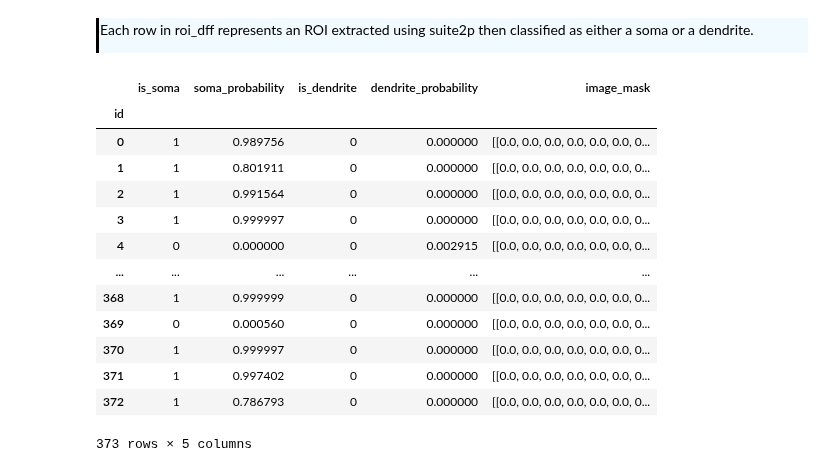
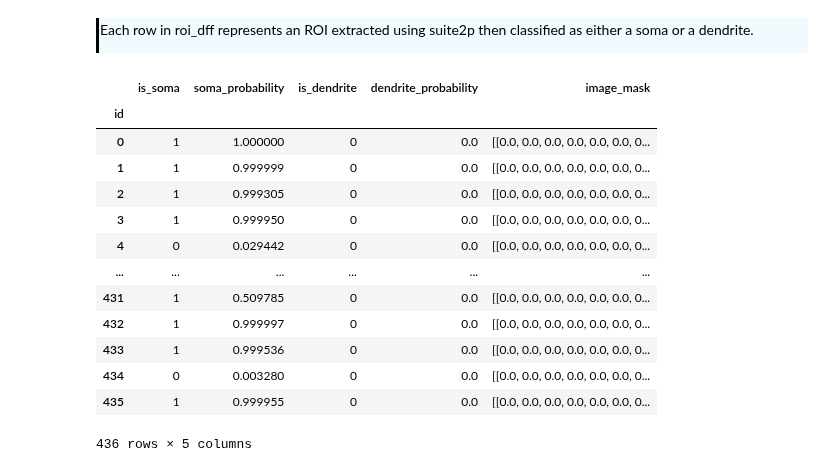
Before and after one commit to AllenNeuralDynamics/AIND-CNC-BCI-Workshop, a Jupyter notebook: code/load_data.ipynb, the cells around one changed output. Cells and saved outputs as stored; diff of their text form; code cells hidden in the pictures.

```diff
--- a/code/load_data.ipynb
+++ b/code/load_data.ipynb
@@ -27,0 +61,36 @@ from nwbwidgets import nwb2widget
+# %%
+def load_nwb_by_subject_and_date(base_dir, subject_id, partial_date):
+    """
+    Search for and load NWB files matching the subject ID and partial date.
+
+    Parameters:
+    - base_dir (str): Base directory to search.
+    - subject_id (str): Subject ID to match.
+    - partial_date (str): Partial date string to match.
+
+    Returns:
+    - List of loaded NWBFile objects.
+    """
+
+    for dir_name in os.listdir(base_dir):
+        if subject_id in dir_name and partial_date in dir_name:
+            dir_path = os.path.join(base_dir, dir_name)
+            if os.path.isdir(dir_path):
+                for sub_dir_name in os.listdir(dir_path):
+                    if subject_id in sub_dir_name and partial_date in sub_dir_name:
+                        sub_dir_path = os.path.join(dir_path, sub_dir_name)
+                        if os.path.isdir(sub_dir_path):
+                            try:
+                                with NWBZarrIO(sub_dir_path, 'r') as io:
+                                    nwbfile = io.read()
+                                    print(f"Loaded NWB file from: {sub_dir_path}")
+                            except Exception as e:
+                                print(f"Error loading file from {sub_dir_path}: {e}")
+
+    return nwbfile
+# %%
+base_path = "/data"
+subject_id = "767715"
+partial_date = "2025-02-13"
+
+nwbfile = load_nwb_by_subject_and_date(base_path, subject_id, partial_date)
@@ -171,20 +227,20 @@ Text(0, 0.5, '$\\Delta$ F/F')
 
 Each row in roi_dff represents an ROI extracted using suite2p then classified as either a soma or a dendrite.
 # %%
-image_segmentation = nwbfile_read.processing["processed"].data_interfaces["image_segmentation"].plane_segmentations["roi_table"].to_dataframe()
+image_segmentation = nwbfile.processing["processed"].data_interfaces["image_segmentation"].plane_segmentations["roi_table"].to_dataframe()
 image_segmentation
 # %% [output]
 |  | is_soma | soma_probability | is_dendrite | dendrite_probability | image_mask |
 | id |  |  |  |  |  |
-| 0 | 1 | 0.989756 | 0 | 0.000000 | [[0.0, 0.0, 0.0, 0.0, 0.0, 0.0, 0... |
-| 1 | 1 | 0.801911 | 0 | 0.000000 | [[0.0, 0.0, 0.0, 0.0, 0.0, 0.0, 0... |
-| 2 | 1 | 0.991564 | 0 | 0.000000 | [[0.0, 0.0, 0.0, 0.0, 0.0, 0.0, 0... |
-| 3 | 1 | 0.999997 | 0 | 0.000000 | [[0.0, 0.0, 0.0, 0.0, 0.0, 0.0, 0... |
-| 4 | 0 | 0.000000 | 0 | 0.002915 | [[0.0, 0.0, 0.0, 0.0, 0.0, 0.0, 0... |
+| 0 | 1 | 1.000000 | 0 | 0.0 | [[0.0, 0.0, 0.0, 0.0, 0.0, 0.0, 0... |
+| 1 | 1 | 0.999999 | 0 | 0.0 | [[0.0, 0.0, 0.0, 0.0, 0.0, 0.0, 0... |
+| 2 | 1 | 0.999305 | 0 | 0.0 | [[0.0, 0.0, 0.0, 0.0, 0.0, 0.0, 0... |
+| 3 | 1 | 0.999950 | 0 | 0.0 | [[0.0, 0.0, 0.0, 0.0, 0.0, 0.0, 0... |
+| 4 | 0 | 0.029442 | 0 | 0.0 | [[0.0, 0.0, 0.0, 0.0, 0.0, 0.0, 0... |
 | ... | ... | ... | ... | ... | ... |
-| 368 | 1 | 0.999999 | 0 | 0.000000 | [[0.0, 0.0, 0.0, 0.0, 0.0, 0.0, 0... |
-| 369 | 0 | 0.000560 | 0 | 0.000000 | [[0.0, 0.0, 0.0, 0.0, 0.0, 0.0, 0... |
-| 370 | 1 | 0.999997 | 0 | 0.000000 | [[0.0, 0.0, 0.0, 0.0, 0.0, 0.0, 0... |
-| 371 | 1 | 0.997402 | 0 | 0.000000 | [[0.0, 0.0, 0.0, 0.0, 0.0, 0.0, 0... |
-| 372 | 1 | 0.786793 | 0 | 0.000000 | [[0.0, 0.0, 0.0, 0.0, 0.0, 0.0, 0... |
+| 431 | 1 | 0.509785 | 0 | 0.0 | [[0.0, 0.0, 0.0, 0.0, 0.0, 0.0, 0... |
+| 432 | 1 | 0.999997 | 0 | 0.0 | [[0.0, 0.0, 0.0, 0.0, 0.0, 0.0, 0... |
+| 433 | 1 | 0.999536 | 0 | 0.0 | [[0.0, 0.0, 0.0, 0.0, 0.0, 0.0, 0... |
+| 434 | 0 | 0.003280 | 0 | 0.0 | [[0.0, 0.0, 0.0, 0.0, 0.0, 0.0, 0... |
+| 435 | 1 | 0.999955 | 0 | 0.0 | [[0.0, 0.0, 0.0, 0.0, 0.0, 0.0, 0... |
-373 rows × 5 columns
+436 rows × 5 columns
```
Also changed, not shown: parts of 28 cells of this notebook, 2 other files.
